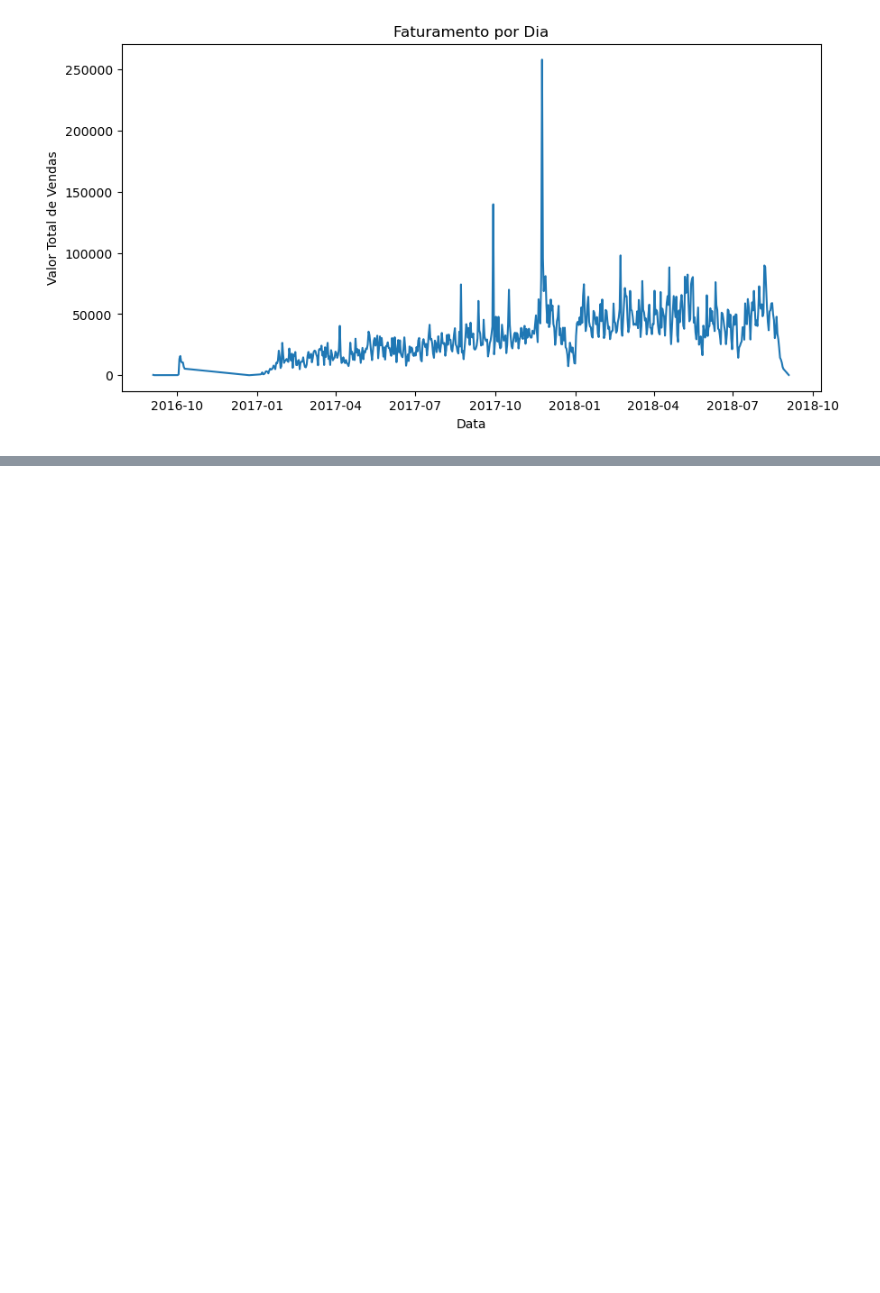
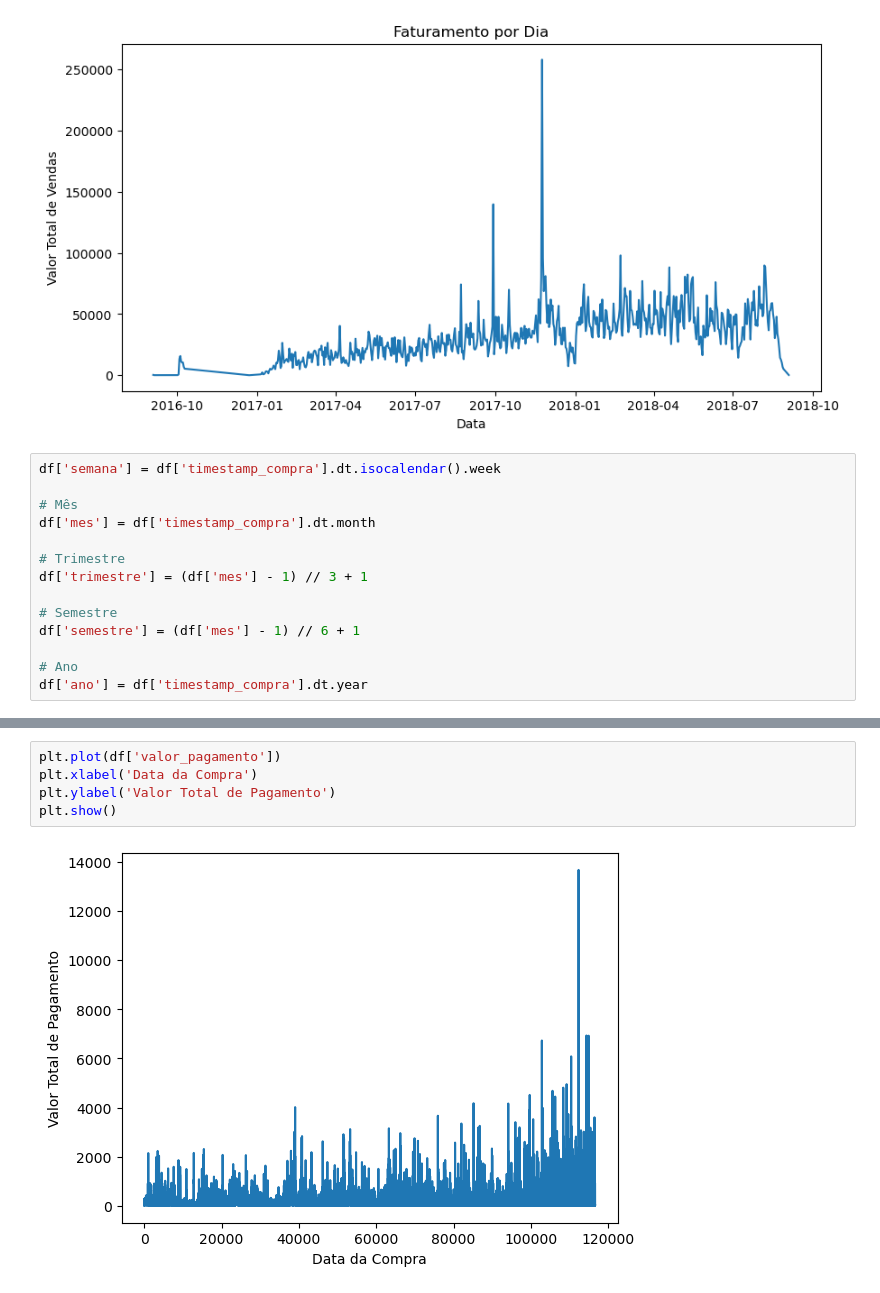
Before and after one commit to caiomiazzi/E_commerce_Olist_EDA, a Jupyter notebook: O_list_EDA.ipynb, the cells around one changed output, grey strips where cells are left out. Saved outputs shown, nothing was run; the diff lists cells and outputs as text; blank space fills up the shorter version.

```diff
--- a/O_list_EDA.ipynb
+++ b/O_list_EDA.ipynb
@@ -885,3 +885,17 @@ plt.ylabel('Valor Total de Vendas')
 plt.show()
 # %% [output]
 [figure]
+# %%
+df['semana'] = df['timestamp_compra'].dt.isocalendar().week
+
+# Mês
+df['mes'] = df['timestamp_compra'].dt.month
+
+# Trimestre
+df['trimestre'] = (df['mes'] - 1) // 3 + 1
+
+# Semestre
+df['semestre'] = (df['mes'] - 1) // 6 + 1
+
+# Ano
+df['ano'] = df['timestamp_compra'].dt.year
@@ -936,0 +1078,7 @@ KeyError: 'semana'
+# %%
+plt.plot(df['valor_pagamento'])
+plt.xlabel('Data da Compra')
+plt.ylabel('Valor Total de Pagamento')
+plt.show()
+# %% [output]
+[figure, added]
```
Also changed, not shown: parts of 20 cells of this notebook.
